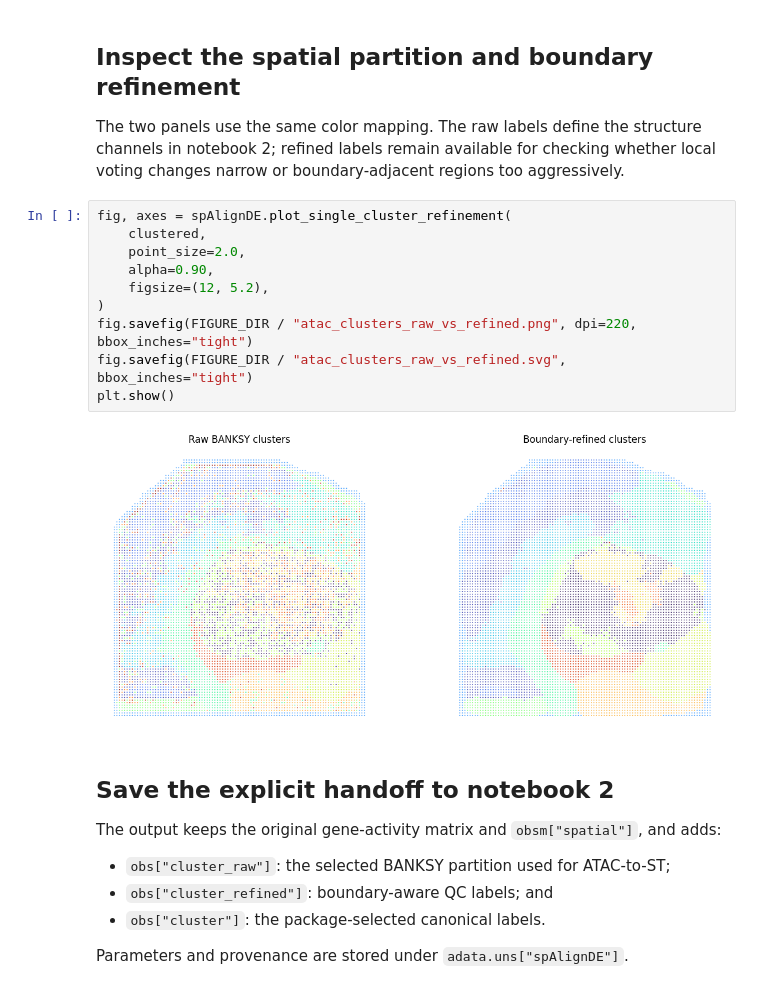
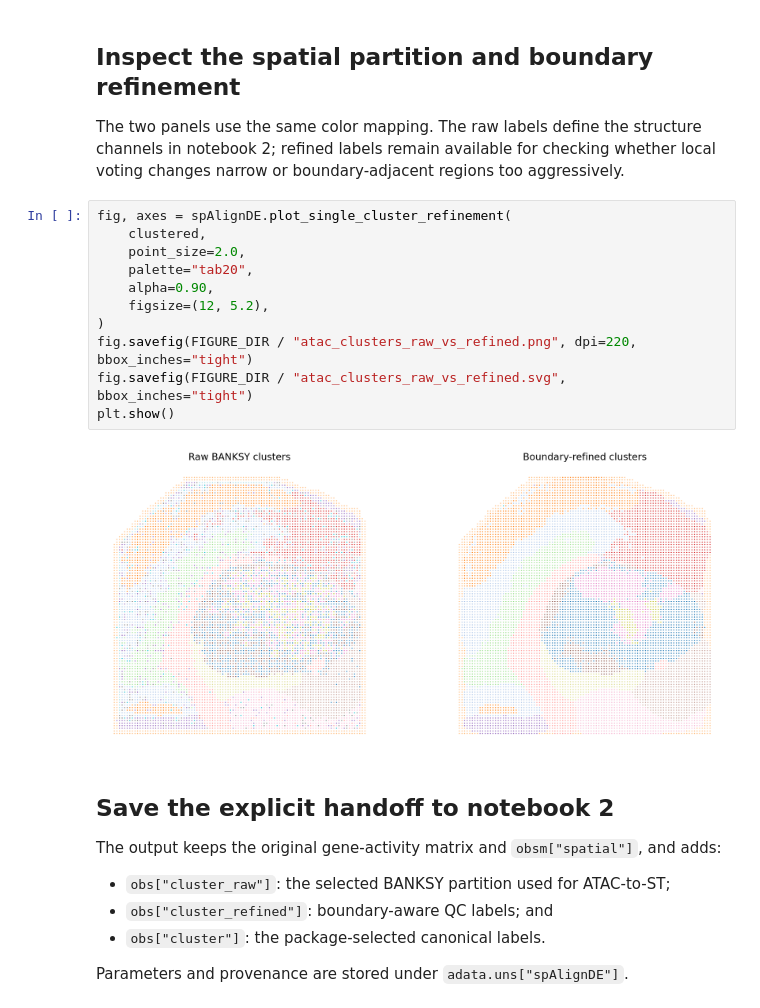
Before and after one commit to dsong-lab/spAlignDE, a Jupyter notebook: docs/source/source_notebooks/cross_modality/atac_st_single_clustering_nb.ipynb, the cells around one changed output. Saved outputs shown, nothing was run; the diff lists cells and outputs as text.

```diff
--- a/docs/source/source_notebooks/cross_modality/atac_st_single_clustering_nb.ipynb
+++ b/docs/source/source_notebooks/cross_modality/atac_st_single_clustering_nb.ipynb
@@ -188,15 +188,16 @@ local voting changes narrow or boundary-adjacent regions too aggressively.
 # %%
 fig, axes = spAlignDE.plot_single_cluster_refinement(
     clustered,
     point_size=2.0,
+    palette="tab20",
     alpha=0.90,
     figsize=(12, 5.2),
 )
 fig.savefig(FIGURE_DIR / "atac_clusters_raw_vs_refined.png", dpi=220, bbox_inches="tight")
 fig.savefig(FIGURE_DIR / "atac_clusters_raw_vs_refined.svg", bbox_inches="tight")
 plt.show()
 # %% [output]
-[figure, old version]
+[figure, new version]
 # %% [markdown]
 ## Save the explicit handoff to notebook 2
 
```
Also changed, not shown: 49 other files.
